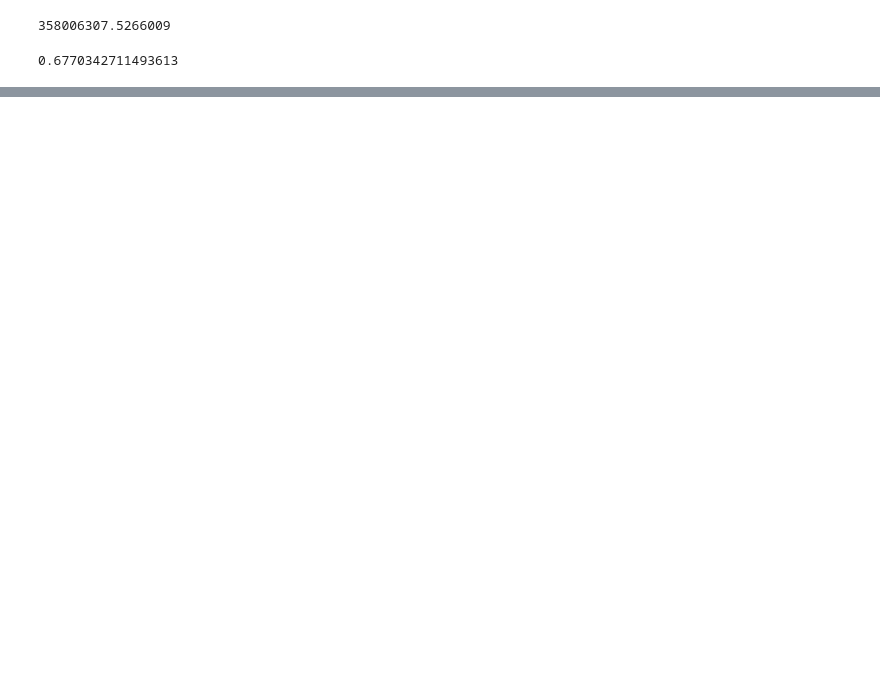
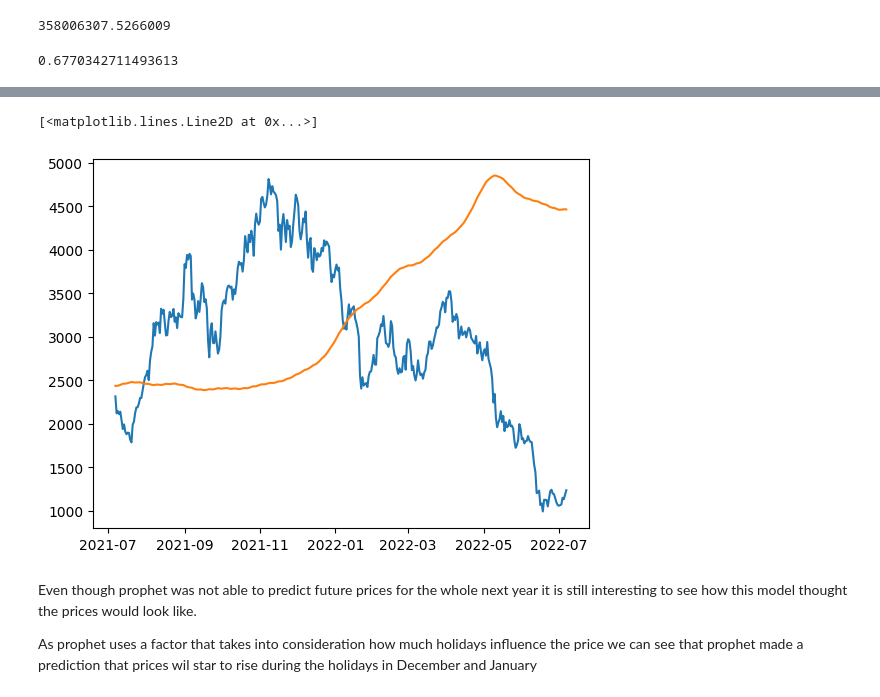
Before and after one commit to nexxusss/cryptocurrency_predict, a Jupyter notebook: nft.ipynb, the cells around one changed output, grey strips where cells are left out. Drawn from its saved outputs; the diff is of its cells as text; code cells hidden in the pictures; blank space fills up the shorter version.

```diff
--- a/nft.ipynb
+++ b/nft.ipynb
@@ -812,0 +818,18 @@ np.mean(abs(prophet_test['y']-eth_nft_forecast['yhat'])/((abs(prophet_test['y'])
+# %%
+import datetime as dt
+next_year_data=pd.read_csv('resources/ETH-USD-2.csv')
+prophet_train_next_year= eth_nft['Date']
+
+prophet_train_next_year=prophet_train_next_year.rename('ds')
+prophet_train_next_year=pd.DataFrame(prophet_train_next_year)
+prophet_train_next_year['y']=eth_nft['Close']
+
+next_year_prophet = prophet.Prophet(changepoint_prior_scale=0.2)
+next_year_prophet.fit(prophet_train_next_year)
+
+next_year_forecast = next_year_prophet.make_future_dataframe(periods=next_year_data['Date'].count(), freq='D')
+dates=next_year_data['Date']
+dates=dates.rename('ds')
+dates=pd.DataFrame(dates)
+next_year_forecast  =next_year_prophet.predict(dates)
+next_year_forecast
@@ -812,0 +865,10 @@ np.mean(abs(prophet_test['y']-eth_nft_forecast['yhat'])/((abs(prophet_test['y'])
+# %%
+plt.plot(next_year_data['Date'].astype(np.datetime64),next_year_data['Close'])
+plt.plot(next_year_data['Date'].astype(np.datetime64),next_year_forecast['yhat'])
+# %% [output]
+[<matplotlib.lines.Line2D at 0x...>]
+[figure, added]
+# %% [markdown]
+Even though prophet was not able to predict future prices for the whole next year it is still interesting to see how this model thought the prices would look like.
+
+As prophet uses a factor that takes into consideration how much holidays influence the price we can see that prophet made a prediction that prices wil star to rise during the holidays in December and January
```
Also changed, not shown: parts of 7 cells of this notebook, 1 other file.
